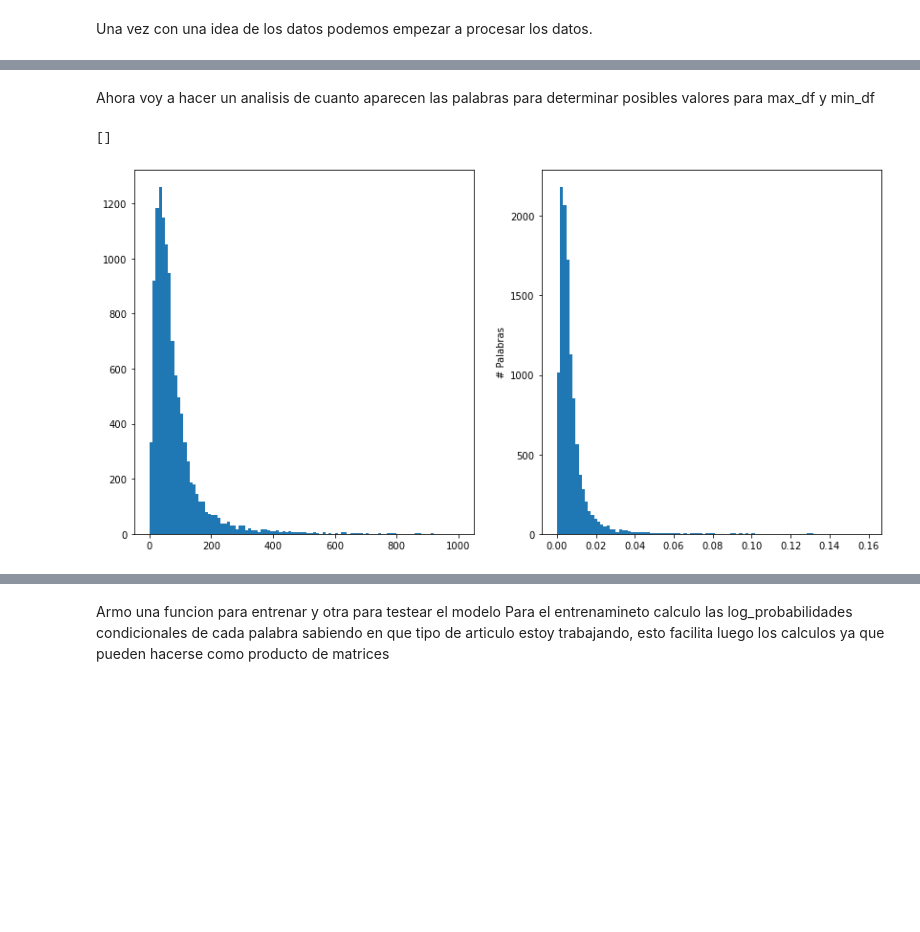
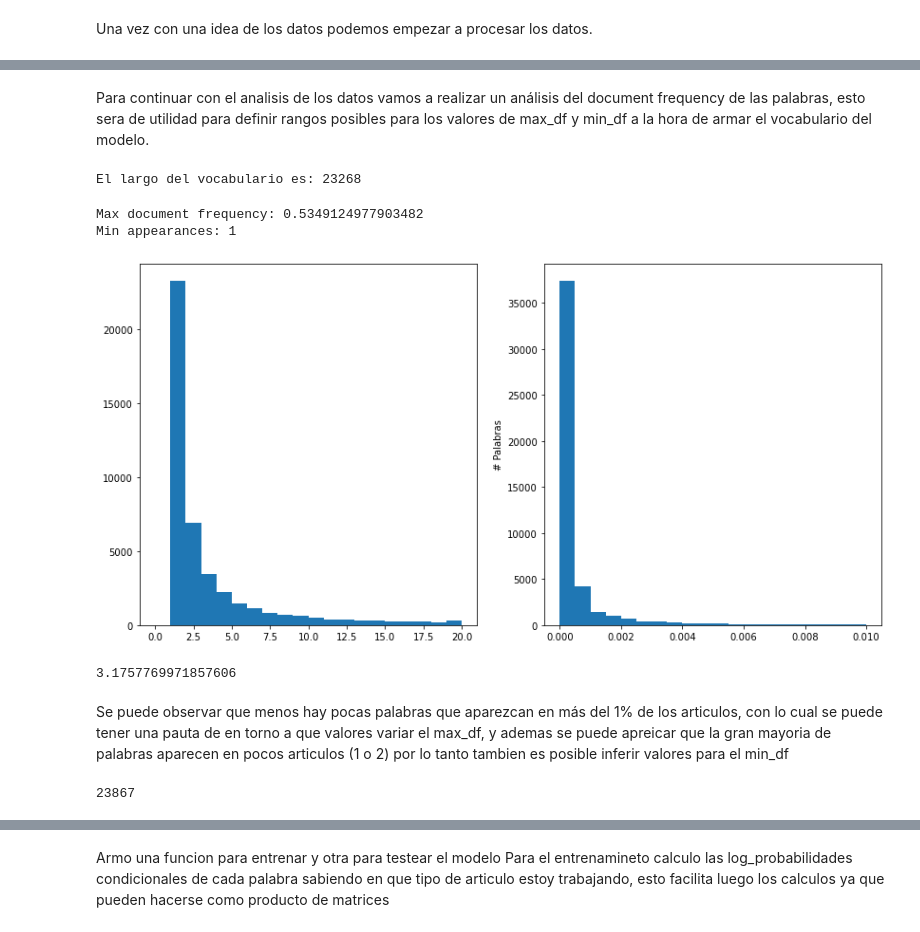
Before and after one commit to SantiAA/RN_TP1, a Jupyter notebook: Texto.ipynb, the cells around one changed output, grey strips where cells are left out. Drawn from its saved outputs; the diff is of its cells as text; code cells hidden in the pictures; blank space fills up the shorter version.

```diff
--- a/Texto.ipynb
+++ b/Texto.ipynb
@@ -130,23 +136,51 @@ Finished
+# %% [markdown]
+Para continuar con el analisis de los datos vamos a realizar un análisis del document frequency de las palabras, esto sera de utilidad para definir rangos posibles para los valores de max_df y min_df a la hora de armar el vocabulario del modelo.
+# %%
+def vectorizer(data, cv, M_df = 1, m_df = 1):
+    #instancio un count vectorizer para pasar los strings a vectores
+    vector = cv(max_df=M_df, min_df=m_df)
+    # Armo el vocabulario
+    vector.fit(data)
+    print("El largo del vocabulario es:", len(vector.vocabulary_))
+    return vector, vector.transform(data)
+# %%
+matriz, X_train = vectorizer(procesado, CountVectorizer)
+# %% [output]
+El largo del vocabulario es: 23268
+# %%
+def get_df(sparse_matrix):
+    times = np.array([x.count_nonzero() for x in sparse_matrix.transpose()])
+    times_r = times/sparse_matrix.shape[0]
+    return times, times_r
+
+def plot_docfreq(absolute, relative, max_a=100, max_r=0.8):
+    fig, axs = plt.subplots(1, 2, figsize=(14, 7))
+    print("Max document frequency: {}\nMin appearances: {}".format(max(relative), min(absolute)))
+    axs[0].hist(absolute, bins=20, range=[0, max_a]) #creamos el gráfico en Seaborn
+    axs[1].hist(relative, bins=20, range=[0, max_r]) #creamos el gráfico en Seaborn
+    plt.ylabel("# Palabras")
+    plt.plot()
+# %%
+test_t, test_tr = get_df(X_train)
+# %%
+plot_docfreq(test_t, test_tr, 20, 0.01)
+# %% [output]
+Max document frequency: 0.5349124977903482
+Min appearances: 1
+[figure, added]
+# %%
+(test_tr > 0.01).sum()/len(test_tr)*100
+# %% [output]
+3.1757769971857606
+# %% [markdown]
+Se puede observar que menos hay pocas palabras que aparezcan en más del 1% de los articulos, con lo cual se puede tener una pauta de en torno a que valores variar el max_df, y ademas se puede apreicar que la gran mayoria de palabras aparecen en pocos articulos (1 o 2) por lo tanto tambien es posible inferir valores para el min_df
 # %%
 #instancio un count vectorizer para pasar los strings a vectores
-vector = CountVectorizer()
+vector_2 = CountVectorizer(max_df=0.01, min_df=2)
 # Armo el vocabulario
-vector.fit(procesado)
+vector_2.fit(procesado)
 # Paso el volcabulario a matriz y cuenta la cantidad de veces que aparecen port articulo
-X_train = vector.transform(procesado)
+X_train_2 = vector_2.transform(procesado)
+print(len(vector_2.vocabulary_))
+# %% [output]
+23867
-# %% [markdown]
-Ahora voy a hacer un analisis de cuanto aparecen las palabras para determinar posibles valores para max_df y min_df
-# %%
-# Me fijo el document frequency
-times = np.array([x.count_nonzero() for x in X_train])
-times_r = times/X_train.shape[0]
-
-fig, axs = plt.subplots(1, 2, figsize=(14, 7))
-
-axs[0].hist(times, bins=100, range=[0,1000]) #creamos el gráfico en Seaborn
-axs[1].hist(times_r, bins=100) #creamos el gráfico en Seaborn
-plt.ylabel("# Palabras")
-plt.plot()
-# %% [output]
-[]
-[figure, removed]
```
Also changed, not shown: parts of 48 cells of this notebook, 10 other files.
